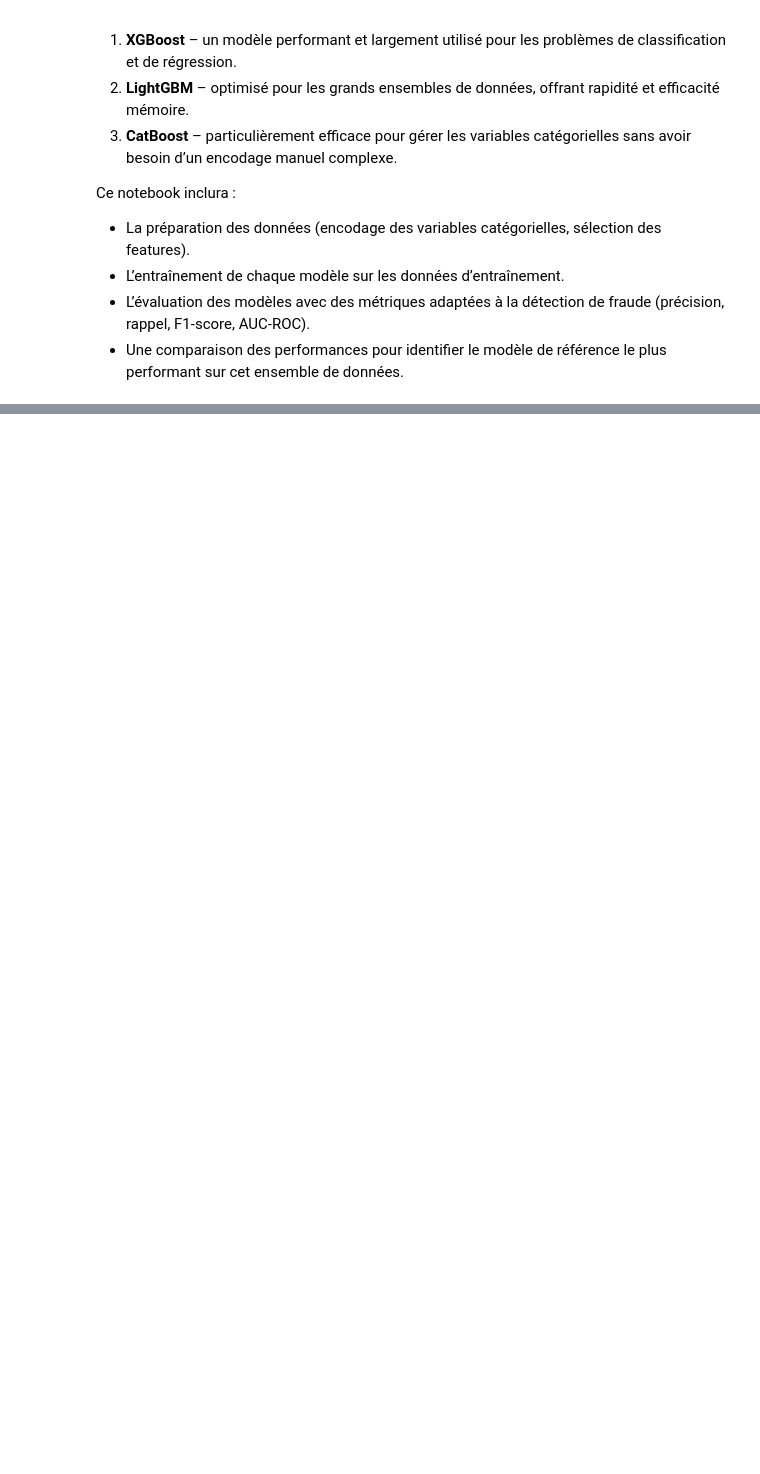
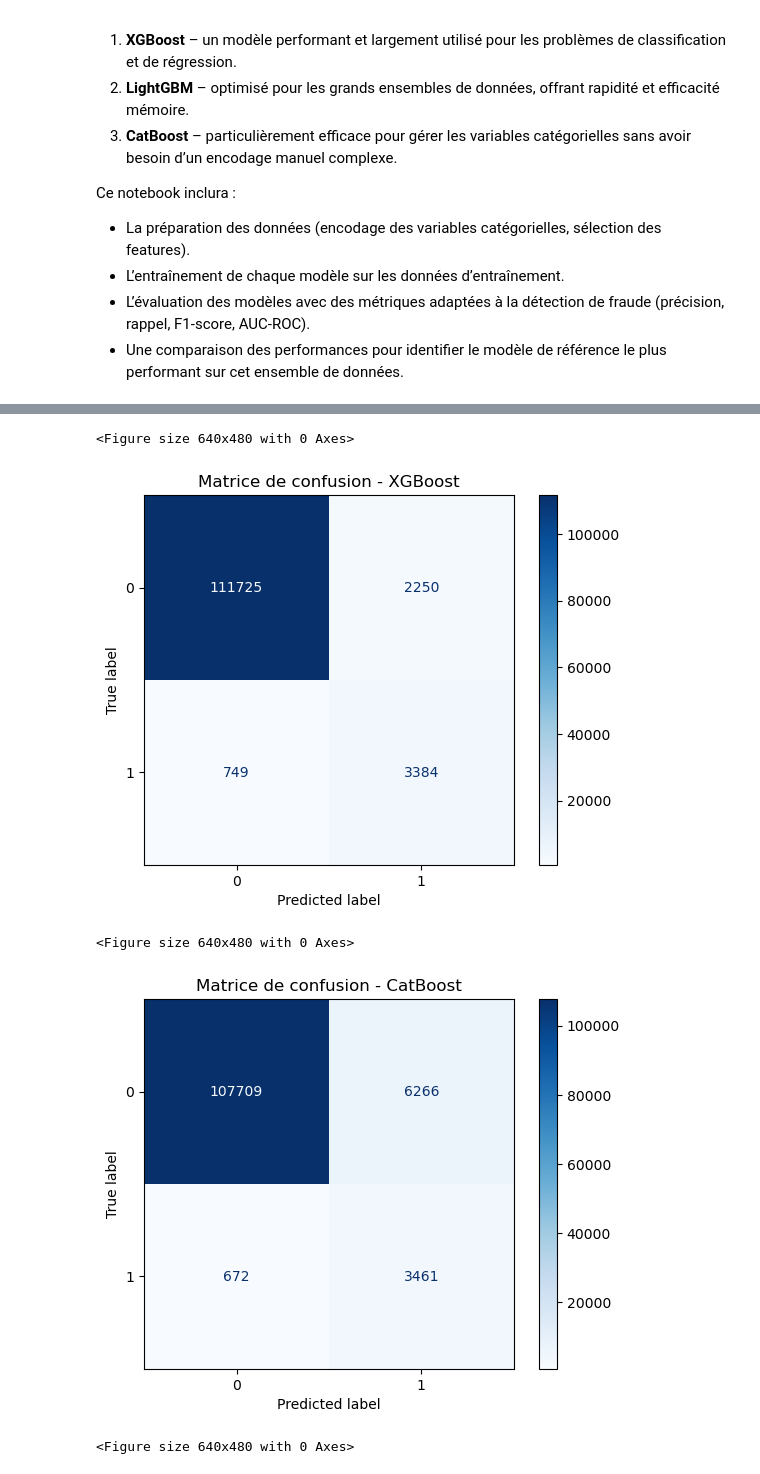
Before and after one commit to MackSH/ieee-fraud-detection, a Jupyter notebook: Notebooks/03_modeling_baseline.ipynb, the cells around one changed output, grey strips where cells are left out. Drawn from its saved outputs; the diff is of its cells as text; code cells hidden in the pictures; blank space fills up the shorter version.

```diff
--- a/Notebooks/03_modeling_baseline.ipynb
+++ b/Notebooks/03_modeling_baseline.ipynb
@@ -25,0 +131,10 @@ TypeError: unsupported operand type(s) for +: 'numpy.dtypes.Int64DType' and 'num
+# %%
+
+cols = [col for col in df_train.columns if col not in rem_cols]
+
+for col in cols:
+    if col not in cat_cols:
+        # Min-Max scaling
+        scaled = (df_train[col] - df_train[col].min()) / (df_train[col].max() - df_train[col].min())
+        scaled.fillna(-1, inplace=True)  # Remplacer les NaN par -1
+        df_train[col] = scaled
@@ -25,0 +321,15 @@ TypeError: unsupported operand type(s) for +: 'numpy.dtypes.Int64DType' and 'num
+# %%
+import matplotlib.pyplot as plt
+from sklearn.metrics import ConfusionMatrixDisplay
+
+for model_name, model_metrics in metrics.items():
+    plt.figure()
+    ConfusionMatrixDisplay(model_metrics['cm']).plot(cmap='Blues')
+    plt.title(f"Matrice de confusion - {model_name}")
+    plt.show()
+# %% [output]
+<Figure size 640x480 with 0 Axes>
+[figure, added]
+<Figure size 640x480 with 0 Axes>
+[figure, added]
+<Figure size 640x480 with 0 Axes>
```
Also changed, not shown: parts of 31 cells of this notebook, 9 other files.
